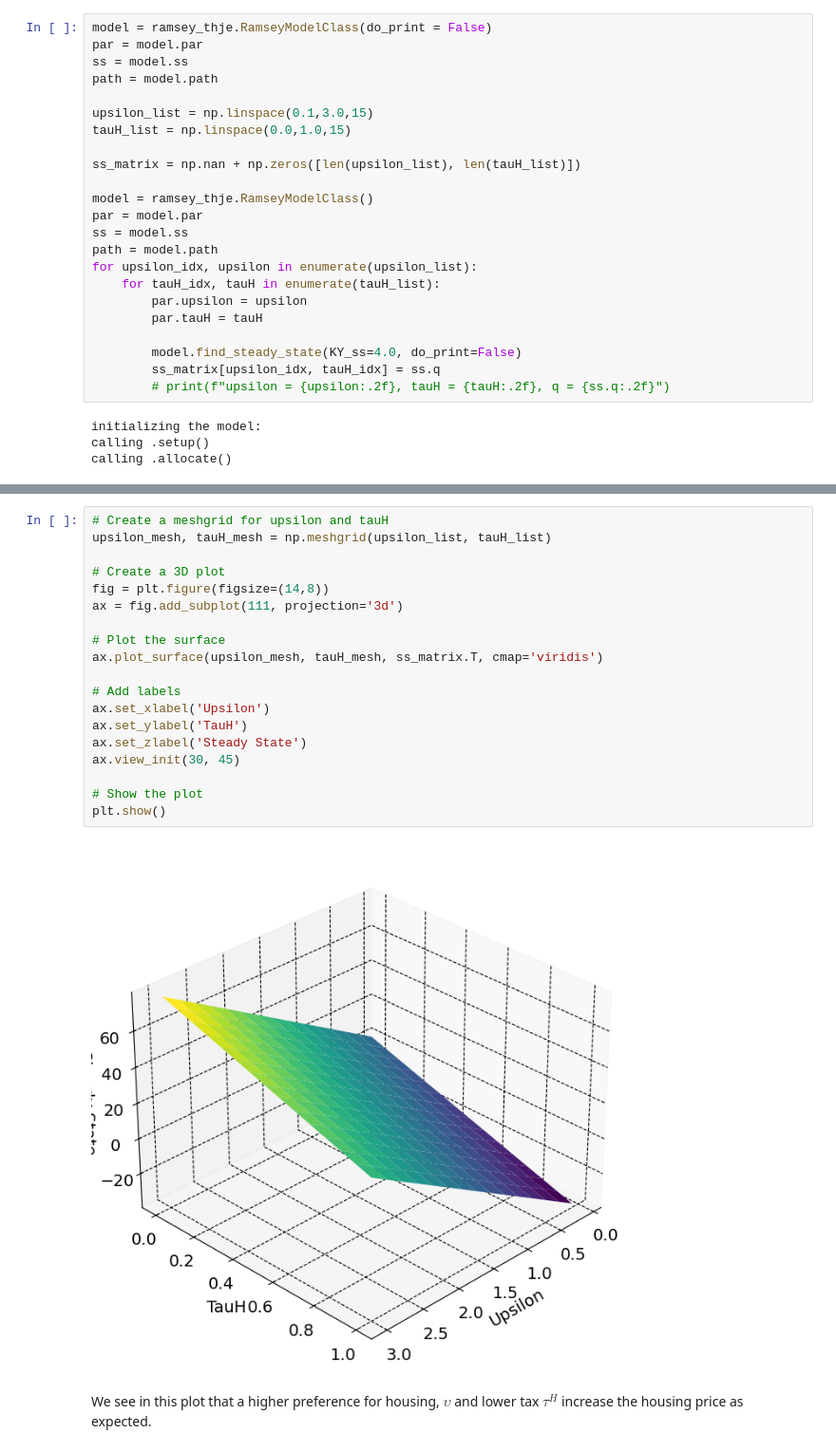
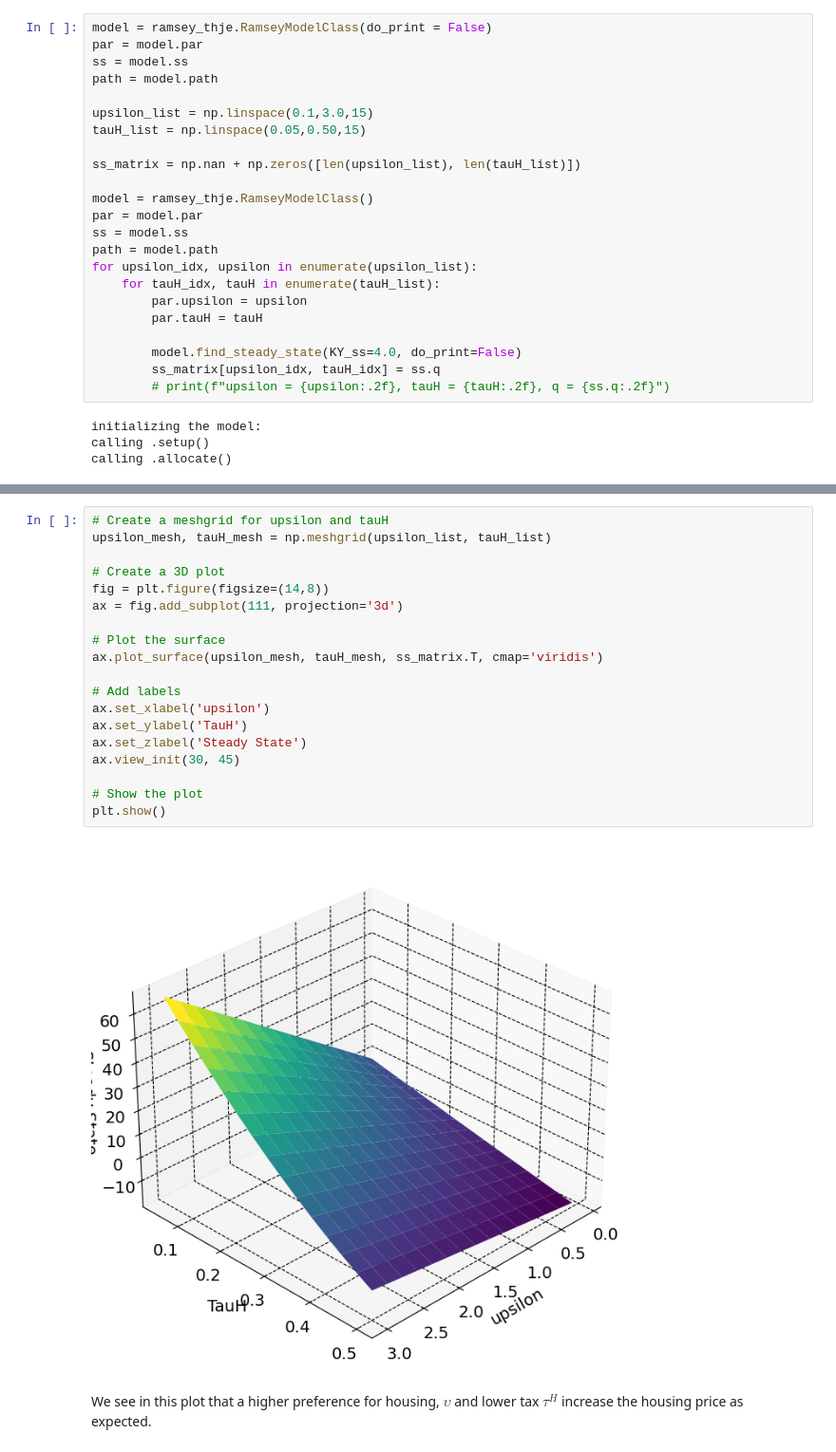
Before and after one commit to NumEconCopenhagen/projects-2024-mikkel-thomas, a Jupyter notebook: modelproject/modelproject.ipynb, the cells around one changed output, grey strips where cells are left out. Shown at 95% size. Drawn from its saved outputs; the diff is of its cells as text.

```diff
--- a/modelproject/modelproject.ipynb
+++ b/modelproject/modelproject.ipynb
@@ -305,7 +320,7 @@ ss = model.ss
 path = model.path
 
 upsilon_list = np.linspace(0.1,3.0,15)
-tauH_list = np.linspace(0.0,1.0,15)
+tauH_list = np.linspace(0.05,0.50,15)
 
 ss_matrix = np.nan + np.zeros([len(upsilon_list), len(tauH_list)])
 
@@ -335,24 +343,24 @@ array([ 13.49485714,  10.63771429,   7.78057143,   4.92342857,
 # %%
 # Create a meshgrid for upsilon and tauH
 upsilon_mesh, tauH_mesh = np.meshgrid(upsilon_list, tauH_list)
 
 # Create a 3D plot
 fig = plt.figure(figsize=(14,8))
 ax = fig.add_subplot(111, projection='3d')
 
 # Plot the surface
 ax.plot_surface(upsilon_mesh, tauH_mesh, ss_matrix.T, cmap='viridis')
 
 # Add labels
-ax.set_xlabel('Upsilon')
+ax.set_xlabel('upsilon')
 ax.set_ylabel('TauH')
 ax.set_zlabel('Steady State')
 ax.view_init(30, 45)
 
 # Show the plot
 plt.show()
 # %% [output]
-[figure, old version]
+[figure, new version]
 # %% [markdown]
 We see in this plot that a higher preference for housing, $\upsilon$ and lower tax $\tau^H$ increase the housing price as expected.
 # %% [markdown]
```
Also changed, not shown: parts of 22 cells of this notebook, 1 other file.
